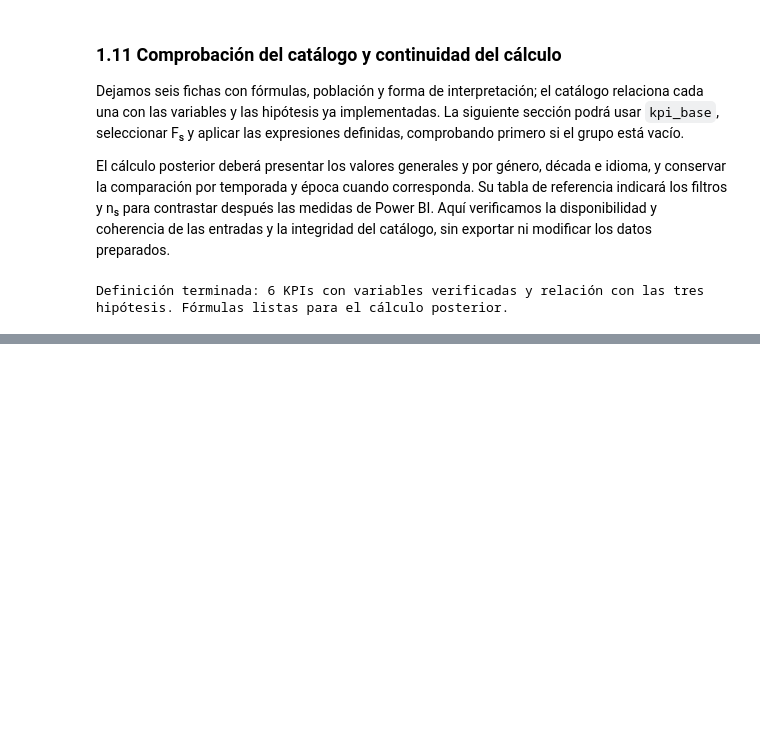
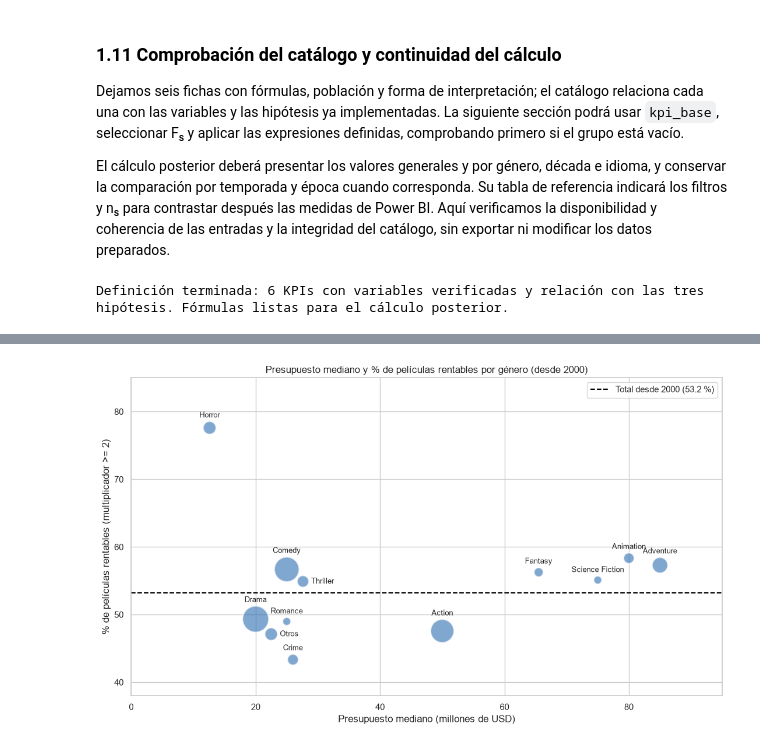
Before and after one commit to JulianHZ711/analisis-datos-evento-3, a Jupyter notebook: notebooks/04_kpis.ipynb, the cells around one changed output, grey strips where cells are left out. Drawn from its saved outputs; the diff is of its cells as text; code cells hidden in the pictures; blank space fills up the shorter version.

Commit message:
Cálculo e interpretación de KPIs por segmento

```diff
--- a/notebooks/04_kpis.ipynb
+++ b/notebooks/04_kpis.ipynb
@@ -271,0 +339,6 @@ Definición terminada: 6 KPIs con variables verificadas y relación con las tres
+# %%
+kpi_general = pd.DataFrame({
+    "Toda la base": kpi_calcular(kpi_base),
+    f"Desde {kpi_anio_corte}": kpi_calcular(kpi_desde_2000),
+}).T.astype({"Películas": int})
+kpi_general.round(2)
@@ -271,0 +363,32 @@ Definición terminada: 6 KPIs con variables verificadas y relación con las tres
+# %%
+kpi_genero = (kpi_por_segmento(kpi_desde_2000.dropna(subset=["genero_agrupado"]), "genero_agrupado")
+              .sort_values(kpi_columnas["KPI02"], ascending=False))
+kpi_linea_base = kpi_general.loc[f"Desde {kpi_anio_corte}"]
+
+fig, ax = plt.subplots(figsize=(11, 6.5))
+ax.scatter(kpi_genero[kpi_columnas["KPI04"]], kpi_genero[kpi_columnas["KPI02"]],
+           s=kpi_genero["Películas"] * 2, color=AZUL, alpha=0.6, edgecolor="white", linewidth=1.5)
+etiquetas_derecha = {"Thriller", "Otros"}  # para que no se monten sobre las burbujas vecinas
+for genero, fila in kpi_genero.iterrows():
+    # La etiqueta va justo afuera del borde de cada burbuja
+    radio = np.sqrt(fila["Películas"] * 2) / 2
+    if genero in etiquetas_derecha:
+        posicion = {"xytext": (radio + 3, 0), "ha": "left", "va": "center"}
+    else:
+        posicion = {"xytext": (0, radio + 3), "ha": "center", "va": "bottom"}
+    ax.annotate(genero, (fila[kpi_columnas["KPI04"]], fila[kpi_columnas["KPI02"]]),
+                textcoords="offset points", fontsize=9, **posicion)
+ax.axhline(kpi_linea_base[kpi_columnas["KPI02"]], color="black", linestyle="--", linewidth=1.5,
+           label=f"Total desde {kpi_anio_corte} ({kpi_linea_base[kpi_columnas['KPI02']]:.1f} %)")
+ax.set_xlim(0, 95)
+ax.set_ylim(38, 85)
+ax.set_title(f"Presupuesto mediano y % de películas rentables por género (desde {kpi_anio_corte})")
+ax.set_xlabel("Presupuesto mediano (millones de USD)")
+ax.set_ylabel("% de películas rentables (multiplicador >= 2)")
+ax.legend(loc="upper right")
+plt.tight_layout()
+plt.show()
+
+kpi_genero.round(1)
+# %% [output]
+[figure, added]
```
Also changed, not shown: parts of 21 cells of this notebook, 1 other file.
